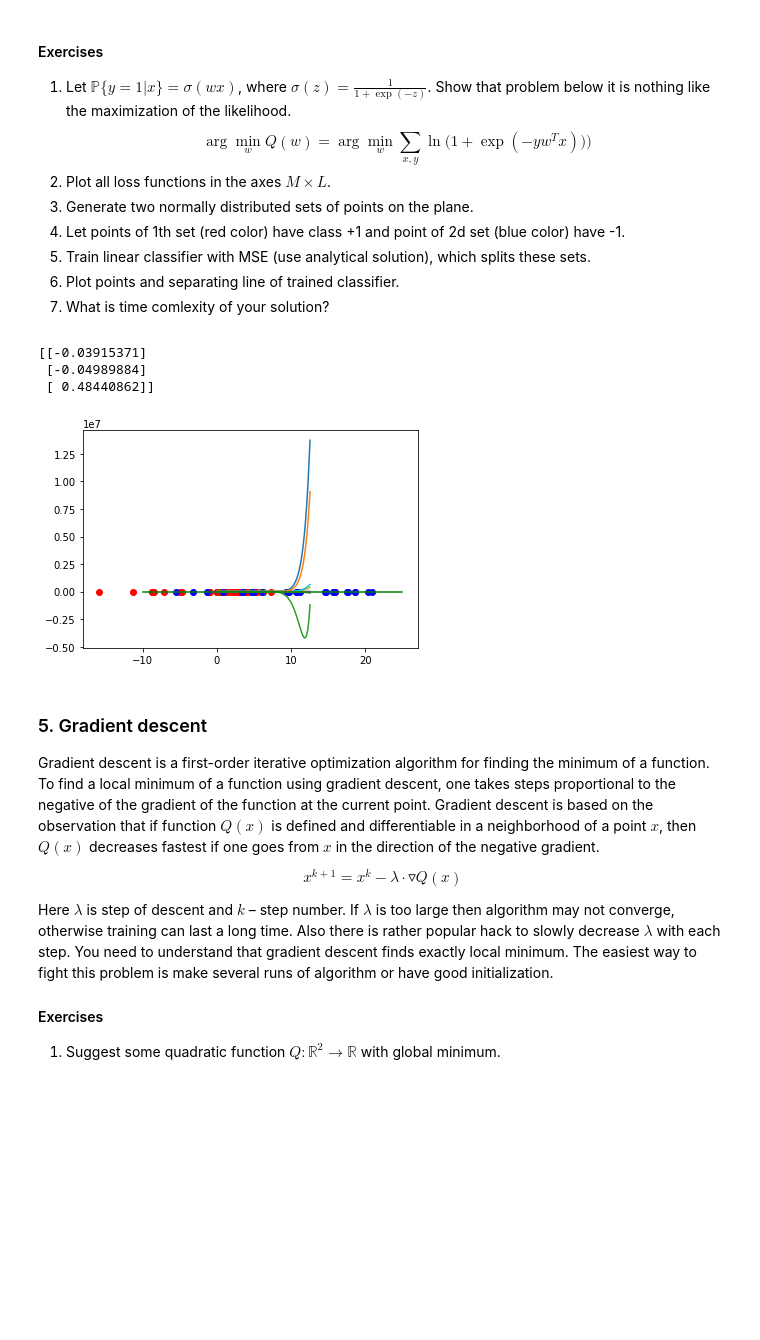
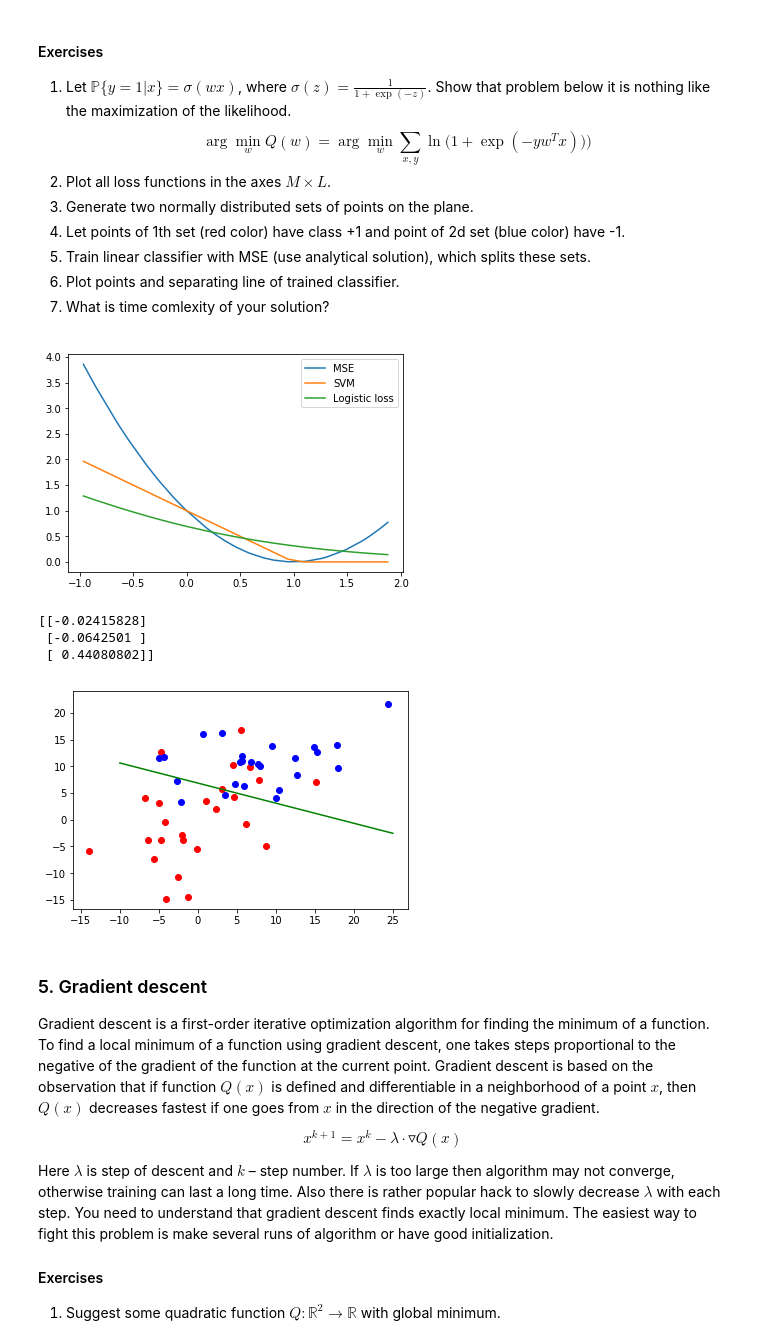
Before and after one commit to alyonkim/squad, a Jupyter notebook: labs/lab-1.ipynb, the cells around one changed output. Saved outputs shown, nothing was run; the diff lists cells and outputs as text; code cells hidden in the pictures; blank space fills up the shorter version.

```diff
--- a/labs/lab-1.ipynb
+++ b/labs/lab-1.ipynb
@@ -187,9 +187,8 @@ $$\arg\min_{w}Q(w) = \arg\min_{w} \sum_{x, y} \ln \big(1 + \exp(-yw^Tx )) \big)$
 import numpy as np
 from numpy import linalg as la
 from matplotlib import pyplot as plt
-# %matplotlib inline
 
-def ex4_2():
+def loss_functions():
     # y = 1 or y = -1, so
     # (w.T @ x - y) ** 2 = (y * w.T @ x - y ** 2) ** 2 = (M - 1) ** 2
     loss_x = 3 * np.sort(np.random.random(40)) - 1
@@ -199,42 +198,47 @@ def ex4_2():
     loss_SVM_y = np.array([max(0, 1 - x) for x in loss_x])
 
     # ln(1 + exp(-M)) = ln((exp(M) + 1)/exp(M)) = ln(exp(M) + 1) - M
     loss_ln_y = np.log(np.array([1 + np.e ** (-x) for x in loss_x]))
 
-    plt.plot(loss_x, loss_MSE_y)
-    plt.plot(loss_x, loss_SVM_y)
-    plt.plot(loss_x, loss_ln_y)
-    plt.show()
+    plt.plot(loss_x, loss_MSE_y, label = 'MSE')
+    plt.plot(loss_x, loss_SVM_y, label = 'SVM')
+    plt.plot(loss_x, loss_ln_y, label = 'Logistic loss')
+    plt.legend()
+#     plt.show()
 
 def ex4_main(size):
     red_coords = np.random.normal(0, 7, (size // 2, 2))
     blue_coords = np.random.normal(10, 7, (size // 2, 2))
 
     train_coords = np.vstack((red_coords, blue_coords))
     train_x = np.hstack((train_coords, np.ones((size, 1))))
 
     red_y = np.ones((size // 2, 1))
     blue_y = -1 * np.ones((size // 2, 1))
     train_y = np.vstack((red_y, blue_y))
 
     plt.scatter(red_coords.T[0], red_coords.T[1], color="red")
     plt.scatter(blue_coords.T[0], blue_coords.T[1], color="blue")
 
     w = la.inv(train_x.T @ train_x) @ train_x.T @ train_y
     print(w);
 
     xtmp = np.array(np.arange(-10, 26, 5))
     y = - xtmp * w[0] / w[1] - w[2] / w[1]
     plt.plot(xtmp, y, color="green")
-    plt.show()
+#     plt.show()
 
 if __name__ == '__main__':
+    loss_functions()
+    plt.show()
     ex4_main(50)
+    plt.show()
 # %% [output]
+[figure, new version]
-[[-0.03915371]
- [-0.04989884]
- [ 0.48440862]]
+[[-0.02415828]
+ [-0.0642501 ]
+ [ 0.44080802]]
-[figure, old version]
+[figure, added]
 # %% [markdown]
 ### 5. Gradient descent
 Gradient descent is a first-order iterative optimization algorithm for finding the minimum of a function. To find a local minimum of a function using gradient descent, one takes steps proportional to the negative of the gradient of the function at the current point. Gradient descent is based on the observation that if function $Q(x)$ is defined and differentiable in a neighborhood of a point $x$, then $Q(x)$ decreases fastest if one goes from $x$  in the direction of the negative gradient.
```
Also changed, not shown: parts of 8 cells of this notebook, 1 other file.
